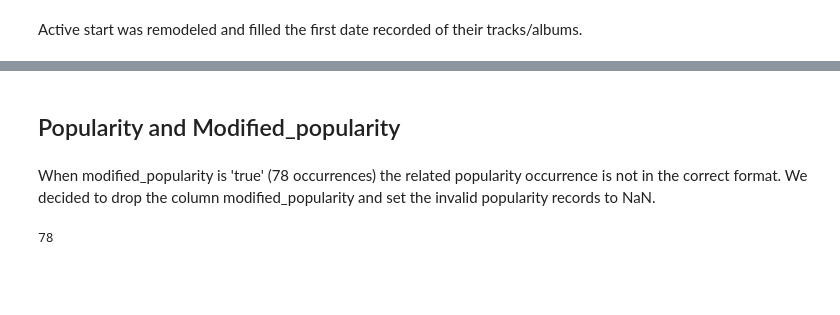
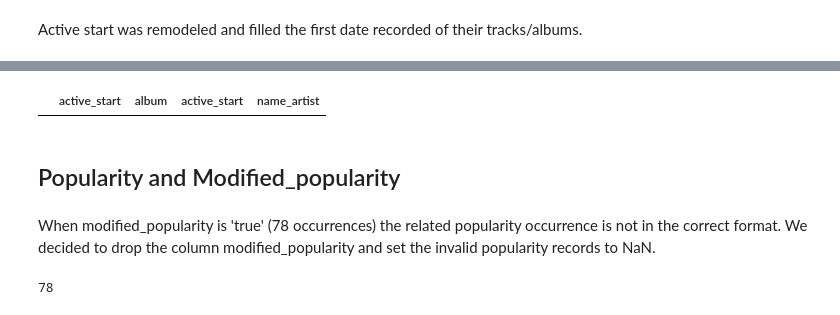
Before and after one commit to Syreel/DataMining, a Jupyter notebook: data_preparation.ipynb, the cells around one changed output, grey strips where cells are left out. Cells and saved outputs as stored; diff of their text form; code cells hidden in the pictures; blank space fills up the shorter version.

```diff
--- a/data_preparation.ipynb
+++ b/data_preparation.ipynb
@@ -1180,4 +1155,10 @@ dtypes: Int64(2), bool(2), category(8), datetime64[ns](3), float64(20), int64(2)
 memory usage: 3.4+ MB
+# %%
+condizione= (df['active_start'] > pd.Timestamp.now()) | (df['active_start']<pd.Timestamp('1980-01-01'))
+dati_filtrati = df.loc[condizione, ['active_start', 'album','active_start','name_artist']]
+dati_filtrati
+# %% [output]
+|  | active_start | album | active_start | name_artist |
 # %% [markdown]
 ## Popularity and Modified_popularity
 # %% [markdown]
```
Also changed, not shown: parts of 46 cells of this notebook.
